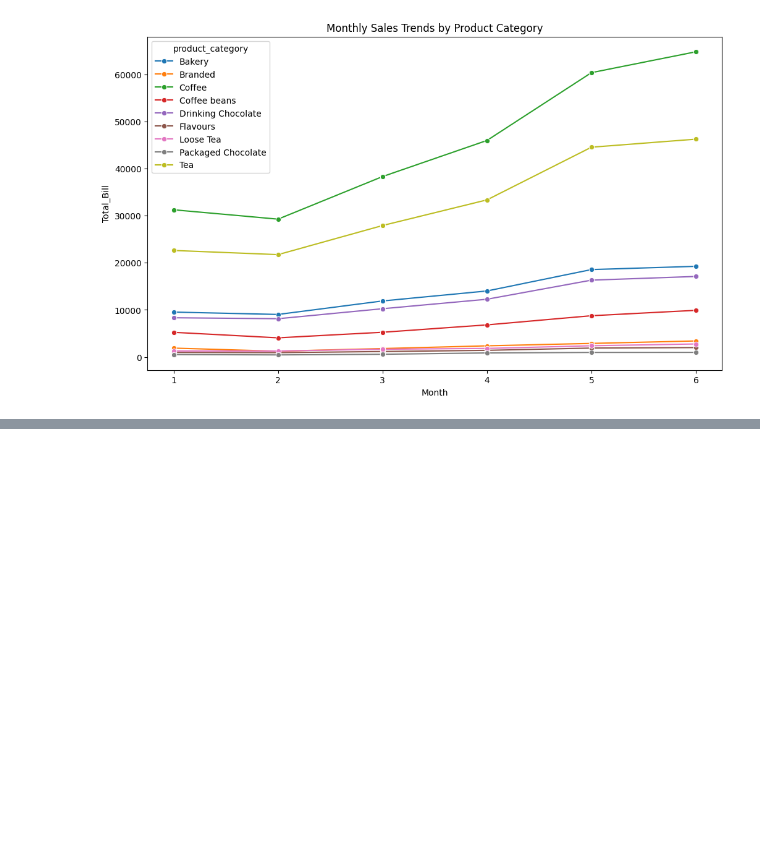
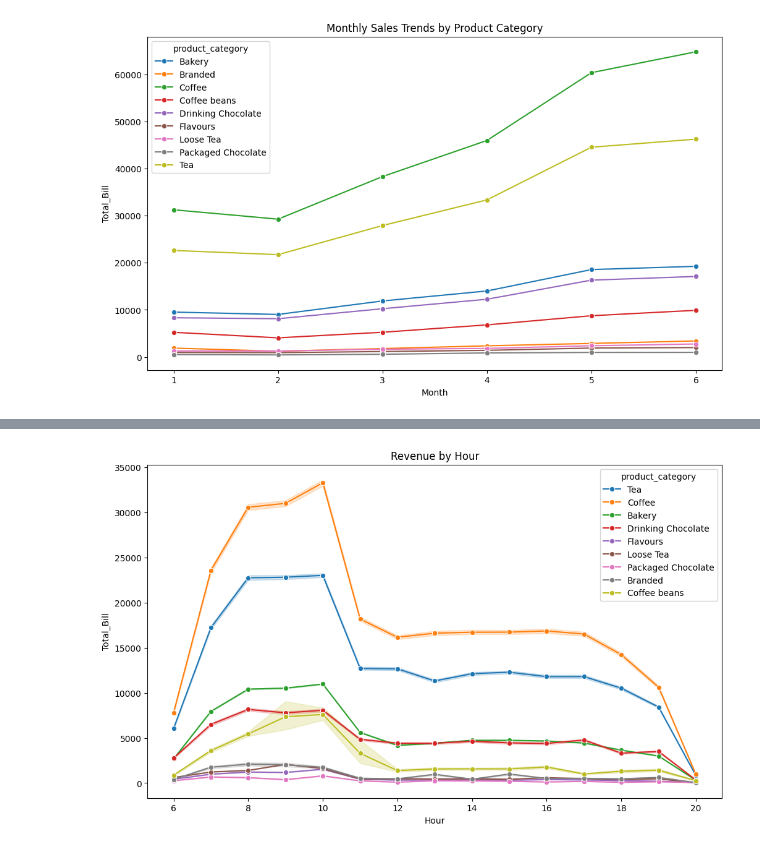
Before and after one commit to Rakesh73971/Coffee_Shop_Sales_Analysis, a Jupyter notebook: main.ipynb, the cells around one changed output, grey strips where cells are left out. Cells and saved outputs as stored; diff of their text form; code cells hidden in the pictures; blank space fills up the shorter version.

```diff
--- a/main.ipynb
+++ b/main.ipynb
@@ -507,0 +530,14 @@ plt.show()
+# %%
+plt.figure(figsize=(12,7))
+sns.lineplot(
+    data=coffee,
+    x='Hour',
+    y='Total_Bill',
+    hue='product_category',
+    marker='o',
+    estimator=sum
+)
+plt.title('Revenue by Hour')
+plt.show()
+# %% [output]
+[figure, added]
```
Also changed, not shown: parts of 5 cells of this notebook.
